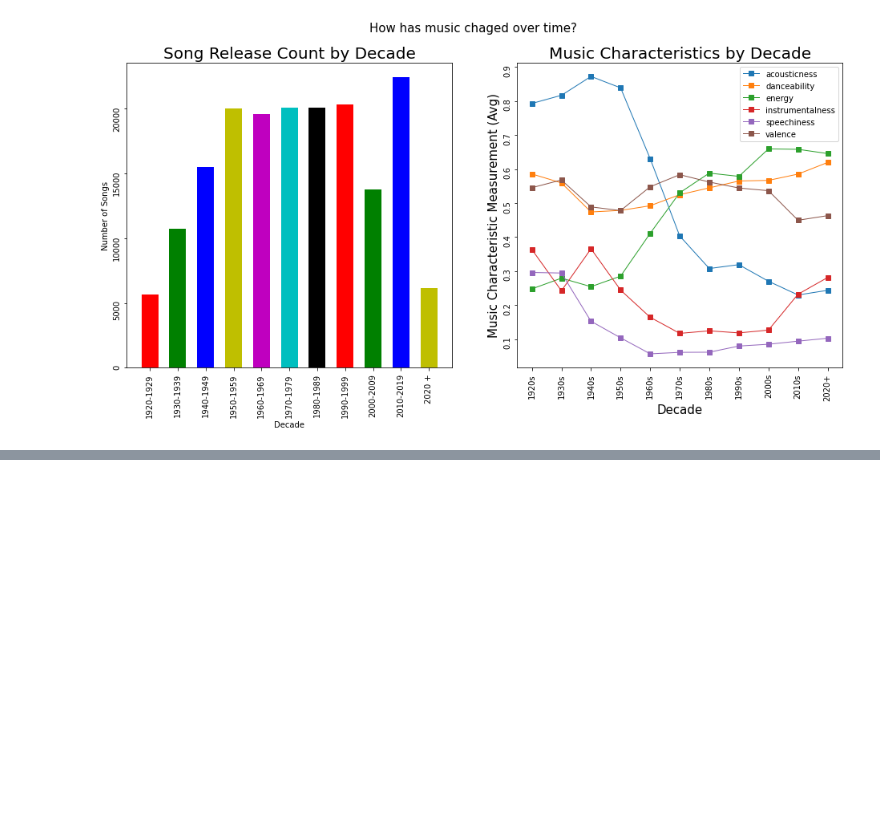
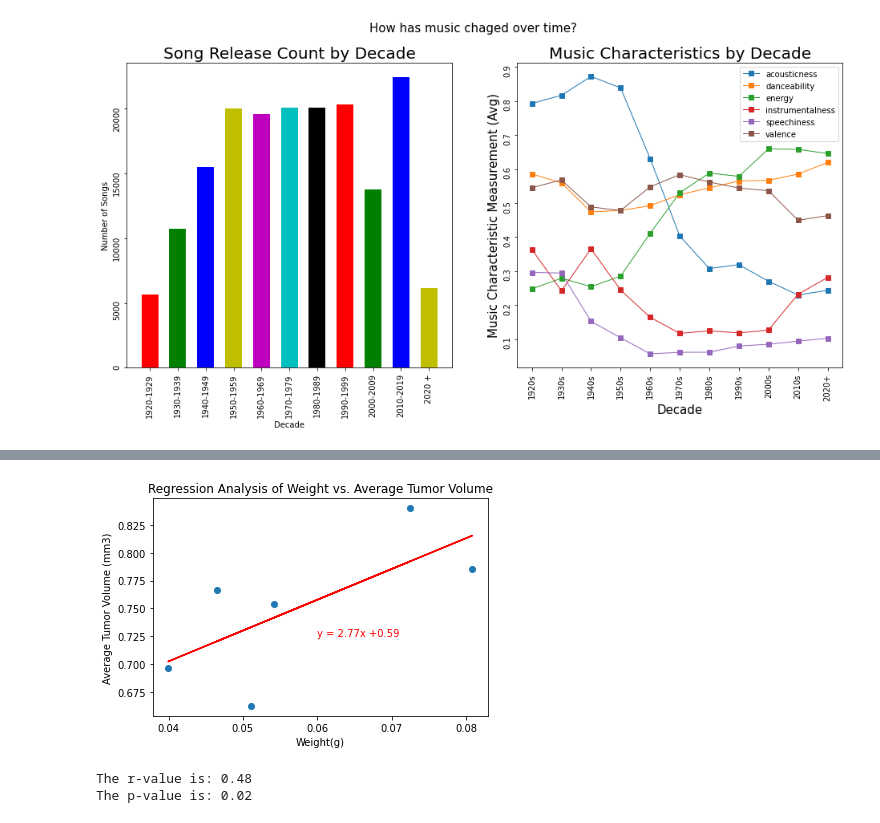
Before and after one commit to divya-gh/Spotify_Music_Analysis, a Jupyter notebook: spotify_analysis-hypothesis.ipynb, the cells around one changed output, grey strips where cells are left out. Cells and saved outputs as stored; diff of their text form; code cells hidden in the pictures; blank space fills up the shorter version.

```diff
--- a/spotify_analysis-hypothesis.ipynb
+++ b/spotify_analysis-hypothesis.ipynb
@@ -178,0 +293,3 @@ plt.show()
+# %%
+Stones_speechiness = stones_line.speechiness
+Stones_speechiness
@@ -178,0 +305,3 @@ plt.show()
+# %%
+Stones_energy = stones_line.energy
+Stones_energy
@@ -178,0 +317,19 @@ plt.show()
+# %%
+x_axis = Stones_speechiness
+y_axis = Stones_energy
+(slope, intercept, rvalue, pvalue, stderr) = linregress(x_axis, y_axis)
+regress_values = x_axis * slope + intercept
+line_eq = "y = " + str(round(slope,2)) + "x +" + str(round(intercept,2))
+plt.scatter(x_axis,y_axis)
+plt.plot(x_axis,regress_values,'r-')
+plt.annotate(line_eq,xy=(0.06,0.725),color='red')
+plt.title('Regression Analysis of Weight vs. Average Tumor Volume')
+plt.xlabel('Weight(g)')
+plt.ylabel('Average Tumor Volume (mm3)')
+plt.show()
+print(f"The r-value is: {round(rvalue**2,2)}")
+print(f"The p-value is: {round(pvalue**2,2)}")
+# %% [output]
+[figure, added]
+The r-value is: 0.48
+The p-value is: 0.02
```
Also changed, not shown: parts of 35 cells of this notebook.
